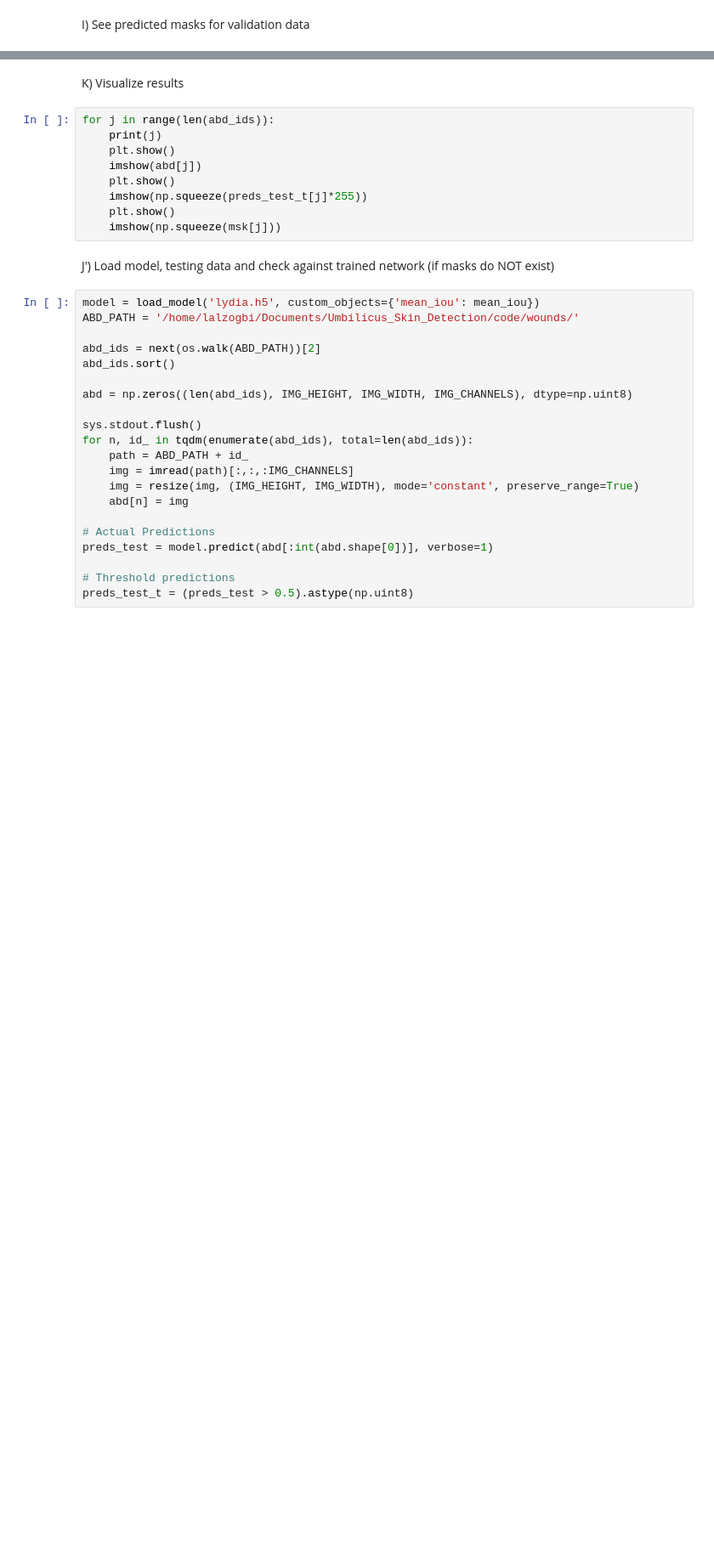
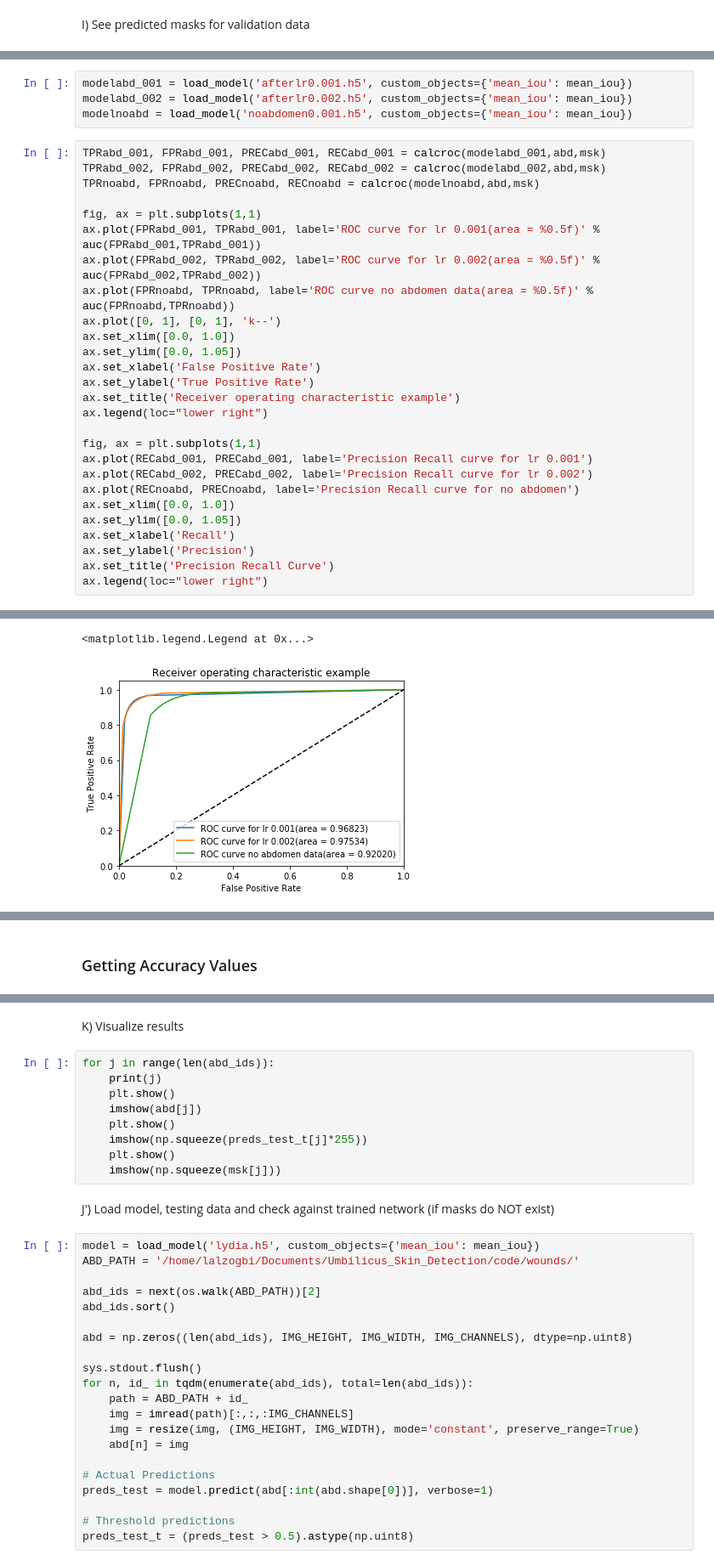
Before and after one commit to MRE-Lab-UMD/abd-skin-segmentation, a Jupyter notebook: UNET and Features/UNET.ipynb, the cells around one changed output, grey strips where cells are left out. Shown at 85% size. Saved outputs shown, nothing was run; the diff lists cells and outputs as text; blank space fills up the shorter version.

Commit message:
Added plots for ROC curve and PRec-vs-recall

```diff
--- a/UNET and Features/UNET.ipynb
+++ b/UNET and Features/UNET.ipynb
@@ -504,0 +547,32 @@ answer = acc_comp(msk, preds_test_t);
+# %%
+modelabd_001 = load_model('afterlr0.001.h5', custom_objects={'mean_iou': mean_iou})
+modelabd_002 = load_model('afterlr0.002.h5', custom_objects={'mean_iou': mean_iou})
+modelnoabd = load_model('noabdomen0.001.h5', custom_objects={'mean_iou': mean_iou})
+# %%
+TPRabd_001, FPRabd_001, PRECabd_001, RECabd_001 = calcroc(modelabd_001,abd,msk)
+TPRabd_002, FPRabd_002, PRECabd_002, RECabd_002 = calcroc(modelabd_002,abd,msk)
+TPRnoabd, FPRnoabd, PRECnoabd, RECnoabd = calcroc(modelnoabd,abd,msk)
+
+fig, ax = plt.subplots(1,1)
+ax.plot(FPRabd_001, TPRabd_001, label='ROC curve for lr 0.001(area = %0.5f)' % auc(FPRabd_001,TPRabd_001))
+ax.plot(FPRabd_002, TPRabd_002, label='ROC curve for lr 0.002(area = %0.5f)' % auc(FPRabd_002,TPRabd_002))
+ax.plot(FPRnoabd, TPRnoabd, label='ROC curve no abdomen data(area = %0.5f)' % auc(FPRnoabd,TPRnoabd))
+ax.plot([0, 1], [0, 1], 'k--')
+ax.set_xlim([0.0, 1.0])
+ax.set_ylim([0.0, 1.05])
+ax.set_xlabel('False Positive Rate')
+ax.set_ylabel('True Positive Rate')
+ax.set_title('Receiver operating characteristic example')
+ax.legend(loc="lower right")
+
+fig, ax = plt.subplots(1,1)
+ax.plot(RECabd_001, PRECabd_001, label='Precision Recall curve for lr 0.001')
+ax.plot(RECabd_002, PRECabd_002, label='Precision Recall curve for lr 0.002')
+ax.plot(RECnoabd, PRECnoabd, label='Precision Recall curve for no abdomen')
+ax.set_xlim([0.0, 1.0])
+ax.set_ylim([0.0, 1.05])
+ax.set_xlabel('Recall')
+ax.set_ylabel('Precision')
+ax.set_title('Precision Recall Curve')
+ax.legend(loc="lower right")
+# %% [output]
@@ -504,0 +582,2 @@ answer = acc_comp(msk, preds_test_t);
+<matplotlib.legend.Legend at 0x...>
+[figure, added]
@@ -504,0 +585,2 @@ answer = acc_comp(msk, preds_test_t);
+# %% [markdown]
+### Getting Accuracy Values
```
Also changed, not shown: parts of 24 cells of this notebook.
